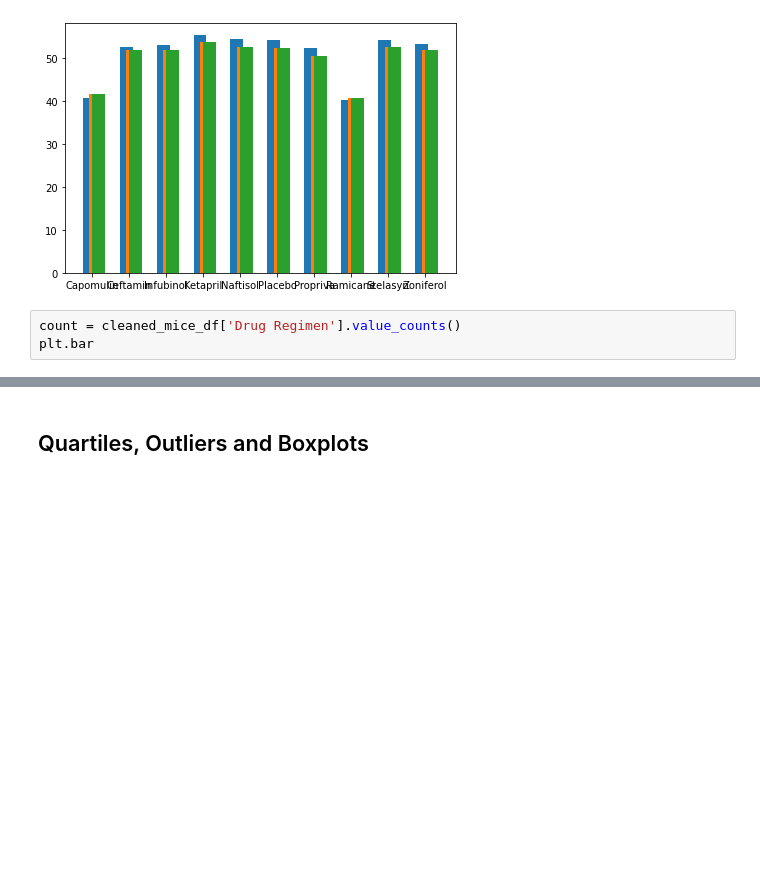
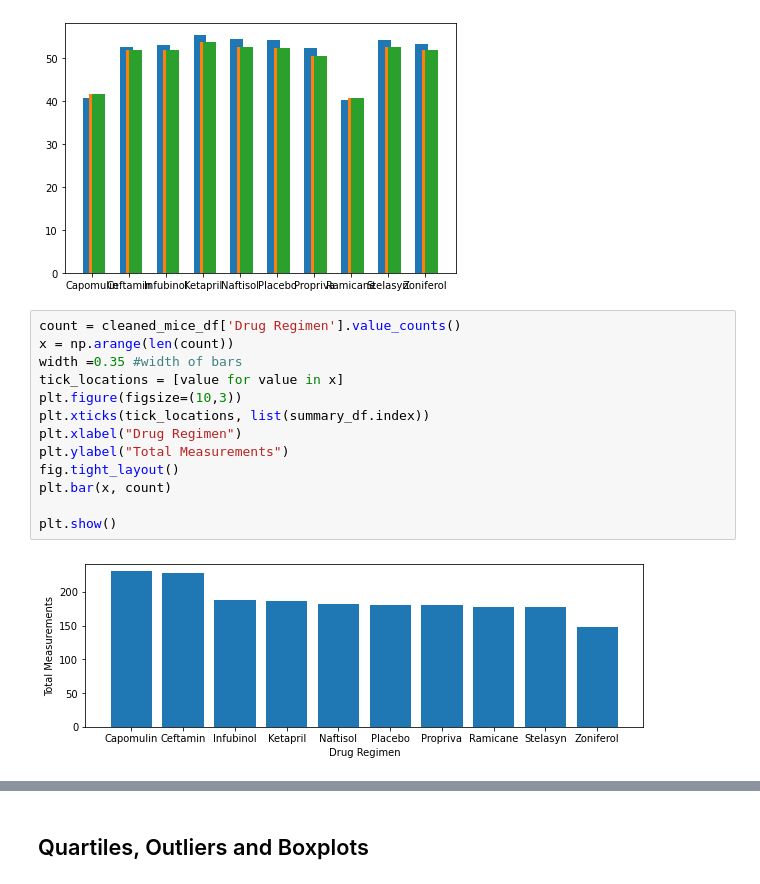
Before and after one commit to g8r1fl/matplotlib-challege, a Jupyter notebook: Pymaceuticals/pymaceuticals_starter.ipynb, the cells around one changed output, grey strips where cells are left out. Cells and saved outputs as stored; diff of their text form; blank space fills up the shorter version.

```diff
--- a/Pymaceuticals/pymaceuticals_starter.ipynb
+++ b/Pymaceuticals/pymaceuticals_starter.ipynb
@@ -244,9 +244,21 @@ plt.show()
 # %% [output]
 <Figure size 720x216 with 0 Axes>
 [figure]
-# %%
-count = cleaned_mice_df['Drug Regimen'].value_counts()
-plt.bar
+# %%
+count = cleaned_mice_df['Drug Regimen'].value_counts()
+x = np.arange(len(count))
+width =0.35 #width of bars
+tick_locations = [value for value in x]
+plt.figure(figsize=(10,3))
+plt.xticks(tick_locations, list(summary_df.index))
+plt.xlabel("Drug Regimen")
+plt.ylabel("Total Measurements")
+fig.tight_layout()
+plt.bar(x, count)
+
+plt.show()
+# %% [output]
+[figure, added]
 # %%
 # Generate a pie plot showing the distribution of female versus male mice using pandas
 sex_df =cleaned_mice_df.groupby(['Sex','Mouse ID'])
```
Also changed, not shown: parts of 3 cells of this notebook.
